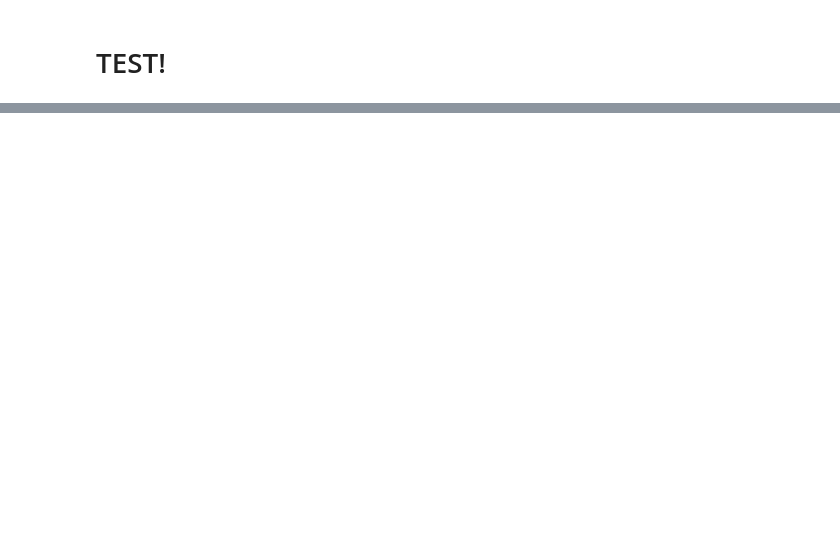
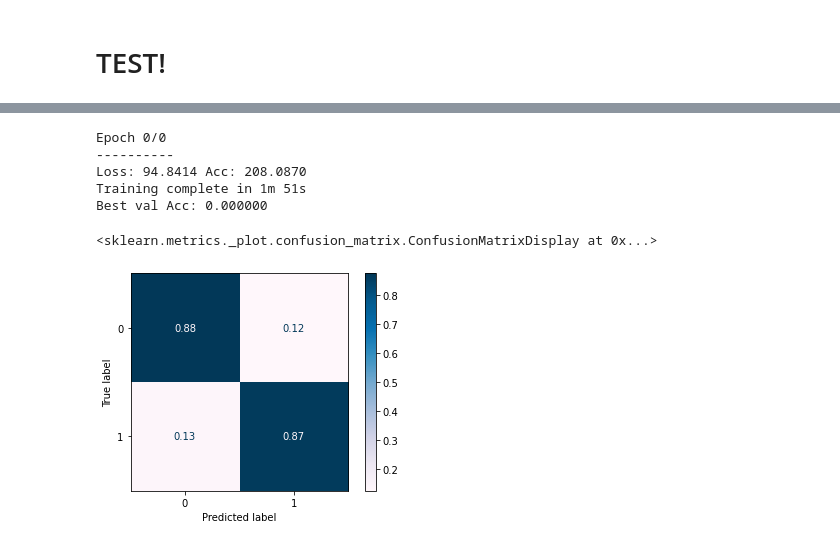
Before and after one commit to TomasMendozaHN/ICDF_Class, a Jupyter notebook: 05042022_CNN.ipynb, the cells around one changed output, grey strips where cells are left out. Saved outputs shown, nothing was run; the diff lists cells and outputs as text; code cells hidden in the pictures; blank space fills up the shorter version.

```diff
--- a/05042022_CNN.ipynb
+++ b/05042022_CNN.ipynb
@@ -268,0 +367,5 @@ KeyError: ignored
+# %%
+def set_parameter_requires_grad(model, feature_extracting):
+    if feature_extracting:
+        for param in model.parameters():
+            param.requires_grad = False
@@ -268,0 +386,6 @@ KeyError: ignored
+# %%
+# Initialize the model for this run
+model_ft, input_size = initialize_model(model_name, num_classes, feature_extract, use_pretrained=True)
+
+# Print the model we just instantiated
+print(model_ft)
@@ -268,0 +442,43 @@ KeyError: ignored
+# %%
+# Setup the loss fxn
+criterion = nn.CrossEntropyLoss()
+
+# Train and evaluate
+model_ft, hist = train_model(model_ft, trainDL, criterion, optimizer_ft, num_epochs=num_epochs)
+# %% [output]
+Epoch 0/0
+----------
+Loss: 94.8414 Acc: 208.0870
+Training complete in 1m 51s
+Best val Acc: 0.000000
+# %%
+# turn off autograd for testing evaluation
+with torch.no_grad():
+	# set the model in evaluation mode
+	model_ft.eval()
+
+  # Make sure that the model is not training
+	model_ft.train(False)
+
+	# initialize a list to store our predictions
+	vgg_preds = []
+	vgg_true_labels = []
+
+	# loop over the test set
+	for (x, y) in tqdm(testDL):
+
+		vgg_true_labels.extend(list(y.detach().cpu().numpy()))
+
+		# send the input to the device
+		x = x.type(torch.FloatTensor)
+		x = x.to(device)
+		# make the predictions and add them to the list
+		pred = model_ft(x)
+		vgg_preds.extend(pred.argmax(axis=1).cpu().numpy())
+# %%
+# generate a classification report
+from sklearn.metrics import ConfusionMatrixDisplay
+ConfusionMatrixDisplay.from_predictions(vgg_true_labels, vgg_preds, normalize='true', cmap="PuBu")
+# %% [output]
+<sklearn.metrics._plot.confusion_matrix.ConfusionMatrixDisplay at 0x...>
+[figure, added]
```
Also changed, not shown: parts of 17 cells of this notebook.
